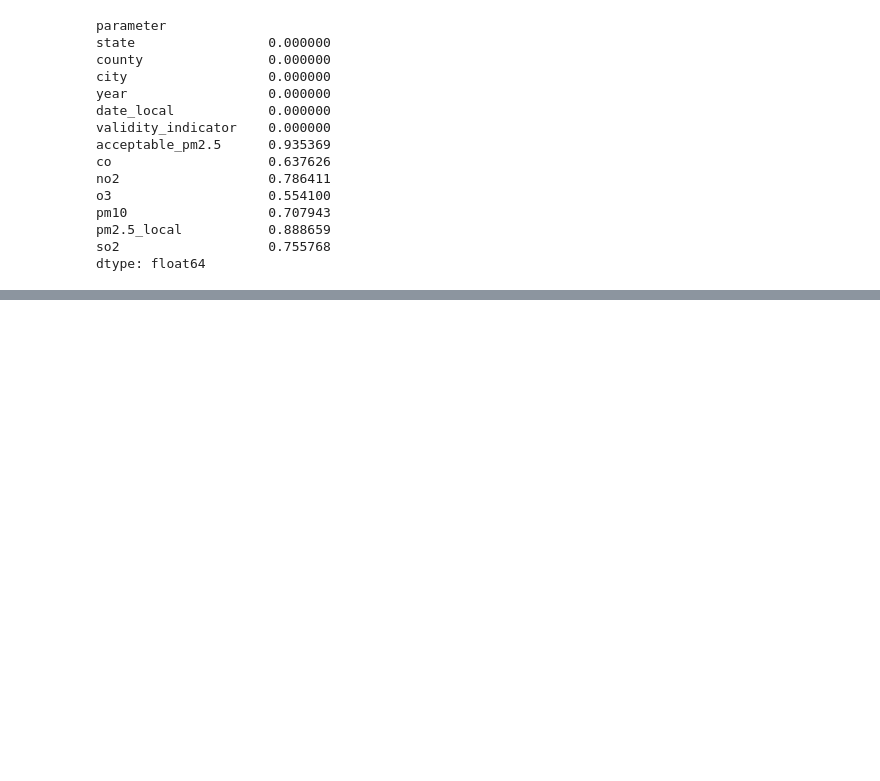
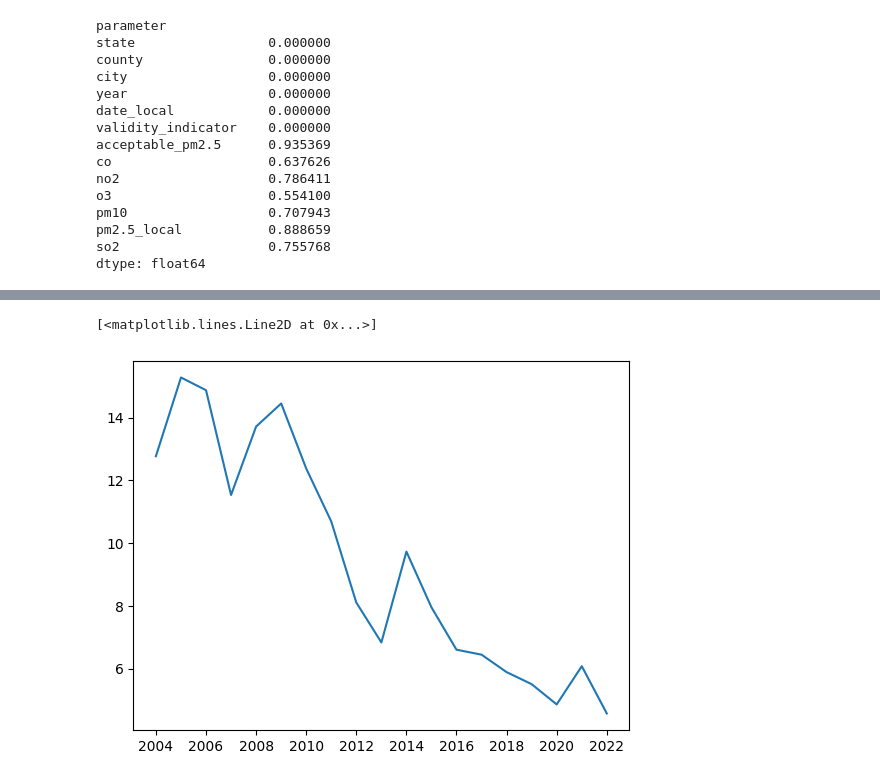
Before and after one commit to voglerdaniel/data-512-final-project, a Jupyter notebook: code/combining_distance_and_aqi.ipynb, the cells around one changed output, grey strips where cells are left out. Drawn from its saved outputs; the diff is of its cells as text; code cells hidden in the pictures; blank space fills up the shorter version.

```diff
--- a/code/combining_distance_and_aqi.ipynb
+++ b/code/combining_distance_and_aqi.ipynb
@@ -817,0 +892,7 @@ dtype: float64
+# %%
+asthma_df = pd.read_excel("../raw_data/colorado_epht_data/TEEO_REF_CDPHE COEPHT Asthma Data 2011-2022_2023_EN.xlsx",
+                          sheet_name="HOSP AA Asthma 2004-2022")
+# %%
+pueblo_asthma = asthma_df.loc[(asthma_df["COUNTY"] == "Pueblo") &
+                              (asthma_df["GENDER"] == "Both genders") &
+                              (asthma_df["GENDER"] == "Both genders")]
@@ -817,0 +909,5 @@ dtype: float64
+# %%
+plt.plot(pueblo_asthma["DATE"], pueblo_asthma["RATE"])
+# %% [output]
+[<matplotlib.lines.Line2D at 0x...>]
+[figure, added]
```
Also changed, not shown: parts of 20 cells of this notebook, 3 other files.
